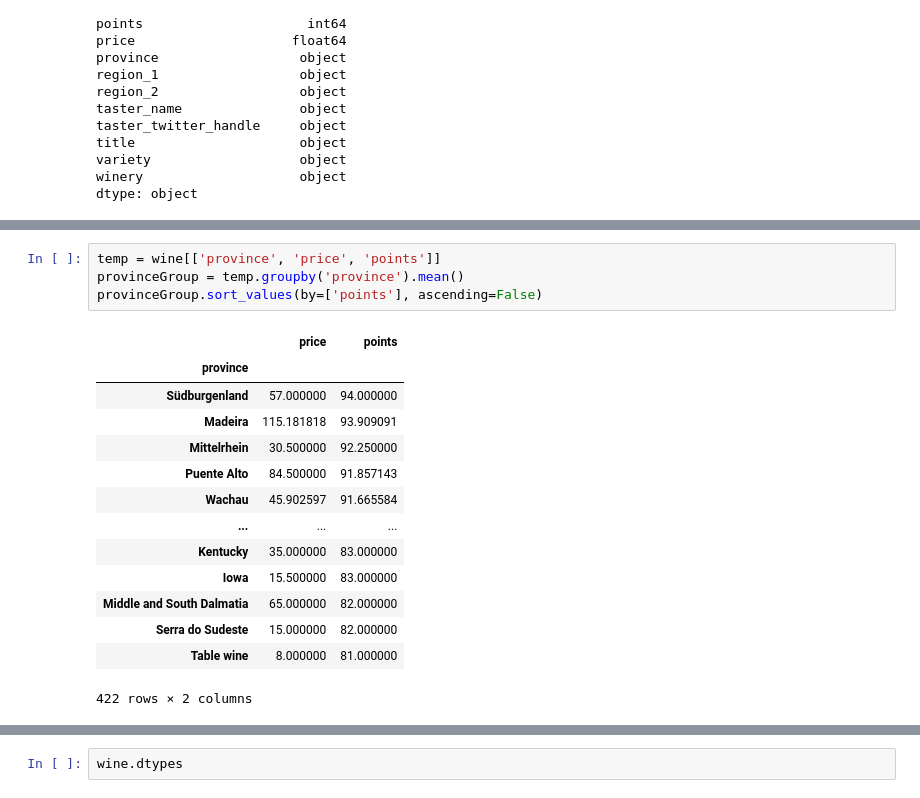
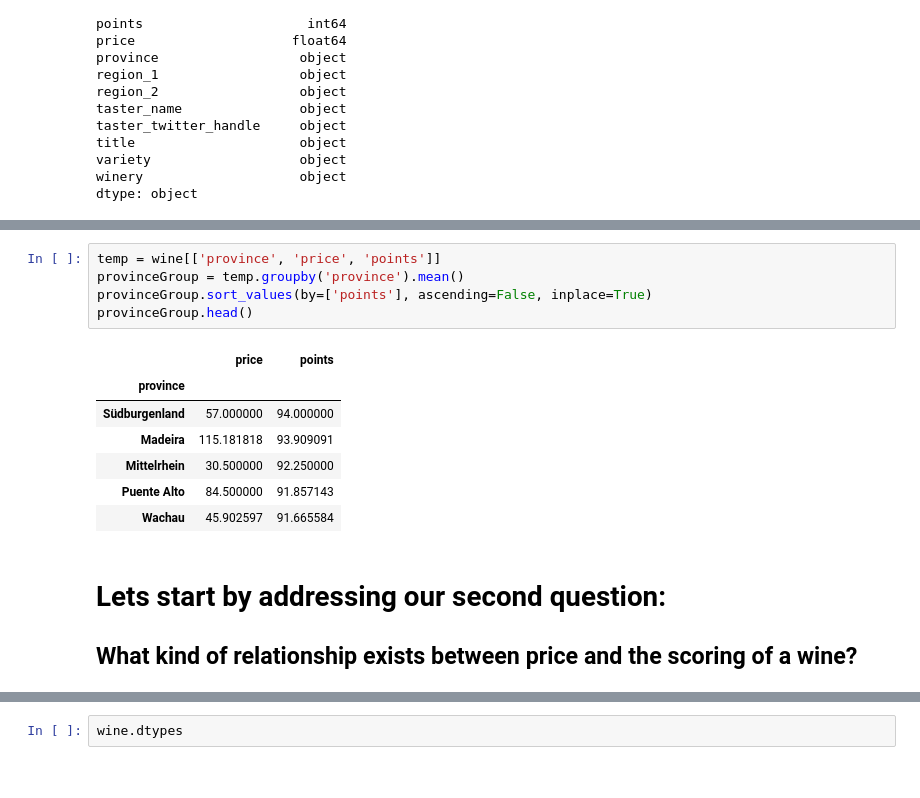
Before and after one commit to Brandon-Nutting/UdacityDataAnalysisProject, a Jupyter notebook: wineInvestigation.ipynb, the cells around one changed output, grey strips where cells are left out. Saved outputs shown, nothing was run; the diff lists cells and outputs as text.

```diff
--- a/wineInvestigation.ipynb
+++ b/wineInvestigation.ipynb
@@ -111,21 +125,18 @@ countryGroup.sort_values(by=['points'], ascending=False)
 # %%
 temp = wine[['province', 'price', 'points']]
 provinceGroup = temp.groupby('province').mean()
-provinceGroup.sort_values(by=['points'], ascending=False)
+provinceGroup.sort_values(by=['points'], ascending=False, inplace=True)
+provinceGroup.head()
 # %% [output]
 |  | price | points |
 | province |  |  |
 | Südburgenland | 57.000000 | 94.000000 |
 | Madeira | 115.181818 | 93.909091 |
 | Mittelrhein | 30.500000 | 92.250000 |
 | Puente Alto | 84.500000 | 91.857143 |
 | Wachau | 45.902597 | 91.665584 |
-| ... | ... | ... |
-| Kentucky | 35.000000 | 83.000000 |
-| Iowa | 15.500000 | 83.000000 |
-| Middle and South Dalmatia | 65.000000 | 82.000000 |
-| Serra do Sudeste | 15.000000 | 82.000000 |
-| Table wine | 8.000000 | 81.000000 |
-422 rows × 2 columns
+# %% [markdown]
+# Lets start by addressing our second question:
+## What kind of relationship exists between price and the scoring of a wine?
 # %%
 # Generate a heatmap to see correlation between variables in our dataframe
```
Also changed, not shown: parts of 29 cells of this notebook.
